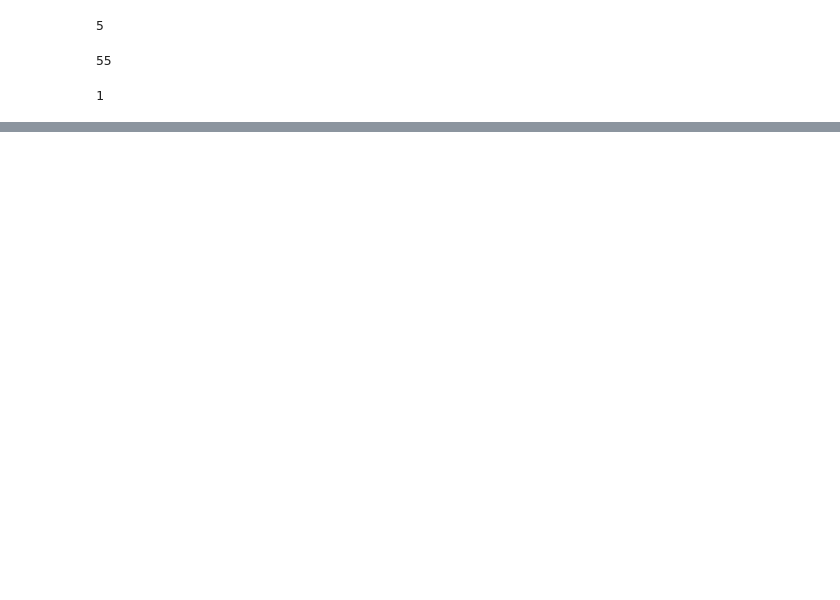
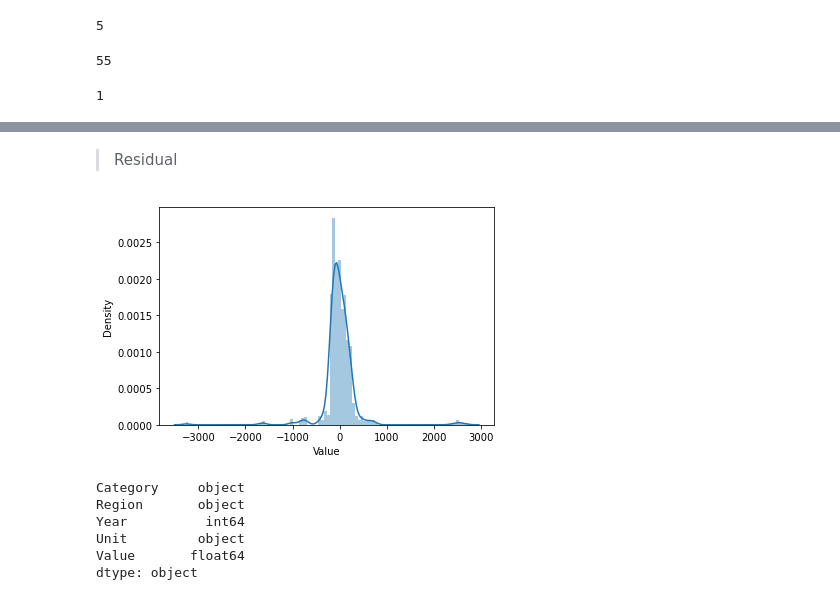
Before and after one commit to CacioA/Romanian-Forests-Price-and-Size---1990-2019---Machine-Learning-, a Jupyter notebook: Regression - Romanian forests 1990-2019 - ML Coursework.ipynb, the cells around one changed output, grey strips where cells are left out. Cells and saved outputs as stored; diff of their text form; code cells hidden in the pictures; blank space fills up the shorter version.

```diff
--- a/Regression - Romanian forests 1990-2019 - ML Coursework.ipynb
+++ b/Regression - Romanian forests 1990-2019 - ML Coursework.ipynb
@@ -108,0 +246,15 @@ ValueError: could not convert string to float: 'Wood'
+# %% [markdown]
+> Residual
+# %%
+sns.distplot((Y_test-Y_preds_lr),bins=100);
+# %% [output]
+[figure, added]
+# %%
+df.dtypes
+# %% [output]
+Category     object
+Region       object
+Year          int64
+Unit         object
+Value       float64
+dtype: object
```
Also changed, not shown: parts of 50 cells of this notebook.
